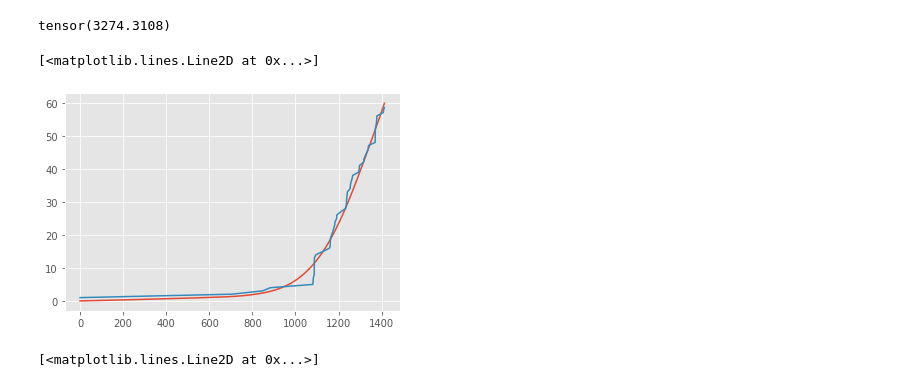
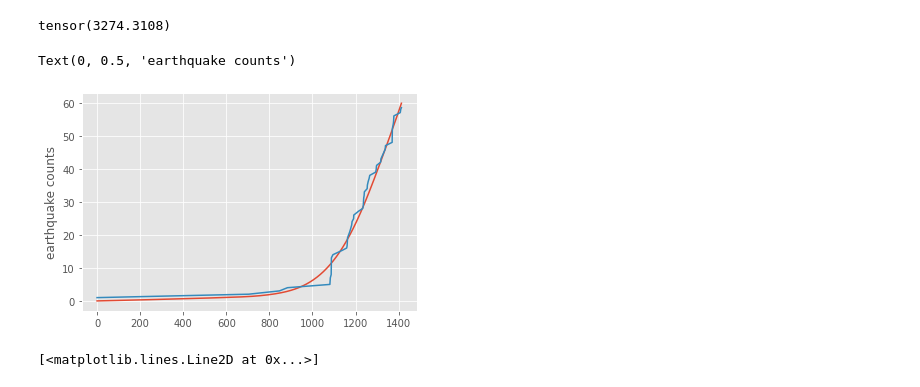
Before and after one commit to hanxiaokaka/Induced_seismic, a Jupyter notebook: notebooks/crs_model/003. prototype_gradient.ipynb, the cells around one changed output. Cells and saved outputs as stored; diff of their text form; code cells hidden in the pictures.

```diff
--- a/notebooks/crs_model/003. prototype_gradient.ipynb
+++ b/notebooks/crs_model/003. prototype_gradient.ipynb
@@ -226,9 +226,11 @@ tensor(3274.3108)
 # %%
 plt.plot(Nt[0,1:].detach().numpy())
 plt.plot(n_target)
+plt.xlabel('')
+plt.ylabel('earthquake counts')
 # %% [output]
-[<matplotlib.lines.Line2D at 0x...>]
+Text(0, 0.5, 'earthquake counts')
-[figure, old version]
+[figure, new version]
 # %%
 plt.plot(p)
 # %% [output]
```
Also changed, not shown: parts of 3 cells of this notebook.
